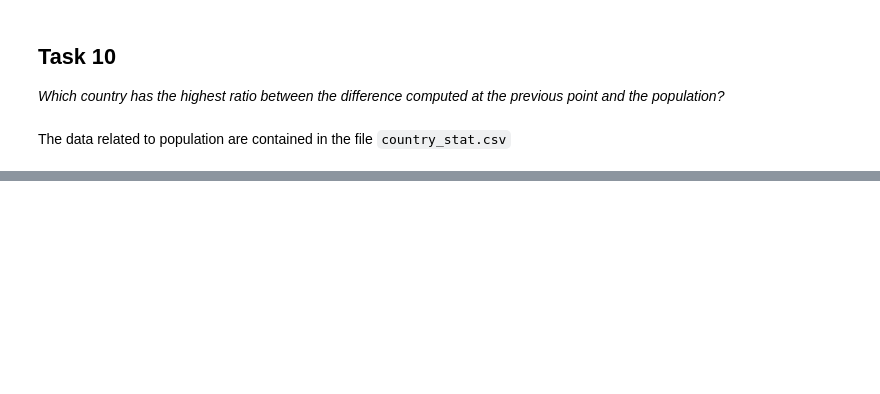
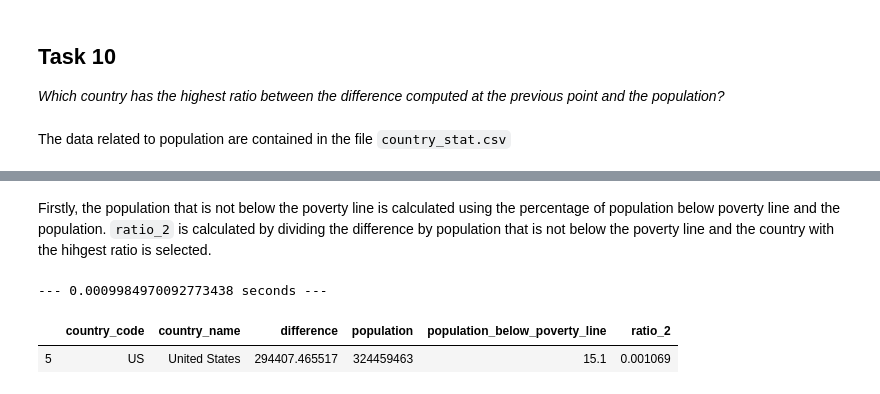
Before and after one commit to vladofilipovic/FoCS_project, a Jupyter notebook: Solution.ipynb, the cells around one changed output, grey strips where cells are left out. Drawn from its saved outputs; the diff is of its cells as text; code cells hidden in the pictures; blank space fills up the shorter version.

```diff
--- a/Solution.ipynb
+++ b/Solution.ipynb
@@ -370,0 +697,17 @@ NameError: name 'loan_and_lent' is not defined
+# %% [markdown]
+Firstly, the population that is not below the poverty line is calculated using the percentage of population below poverty line and the population.
+`ratio_2` is calculated by dividing the difference by population that is not below the poverty line and the country with the hihgest ratio is selected.
+# %%
+start_time = tm.time()
+#country_stat_loan_and_lent = pd.merge(left=country_stat, right=loan_and_lent, \
+                                      #left_on='country_code', right_on='country_code')
+#country_stat_loan_and_lent = country_stat_loan_and_lent[['country_code', 'country_name', 'difference', \
+                                                         #'population', 'population_below_poverty_line']]
+country_stat_loan_and_lent['ratio_2'] = country_stat_loan_and_lent.difference\
+/(country_stat_loan_and_lent.population * ((100-country_stat_loan_and_lent.population_below_poverty_line)/100) )
+print("--- %s seconds ---" % (tm.time()-start_time))
+country_stat_loan_and_lent[country_stat_loan_and_lent.ratio_2 == country_stat_loan_and_lent.ratio_2.max()]
+# %% [output]
+--- 0.0009984970092773438 seconds ---
+|  | country_code | country_name | difference | population | population_below_poverty_line | ratio_2 |
+| 5 | US | United States | 294407.465517 | 324459463 | 15.1 | 0.001069 |
```
Also changed, not shown: parts of 38 cells of this notebook.
